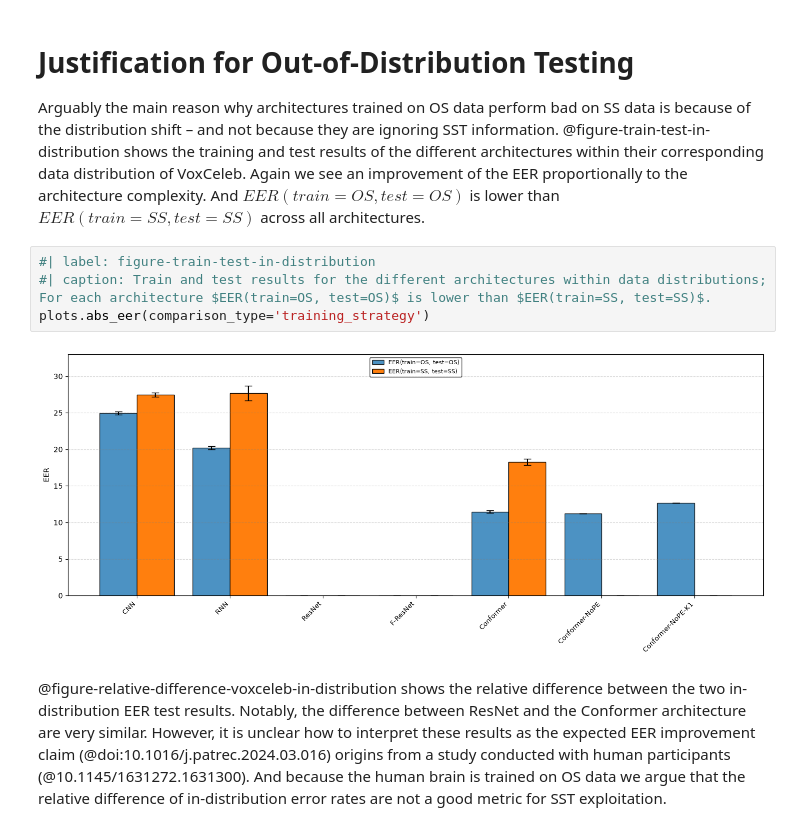
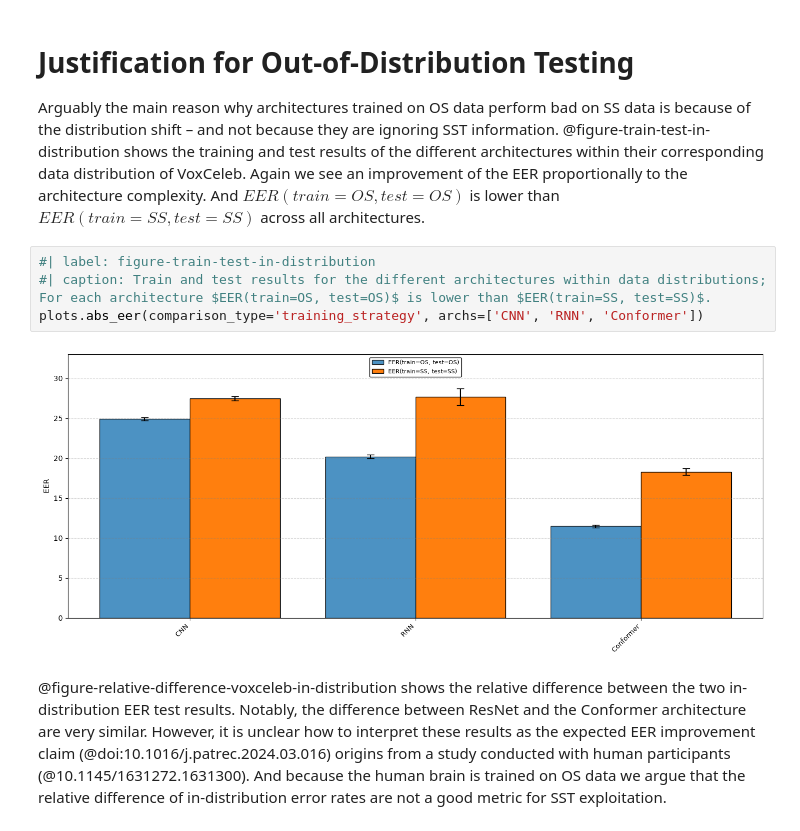
Before and after one commit to sage-diarization/Speaker-Recognition-Supra-Segmental-Temporal-Features, a Jupyter notebook: doc/speaker-verification.ipynb, the cells around one changed output. Saved outputs shown, nothing was run; the diff lists cells and outputs as text.

```diff
--- a/doc/speaker-verification.ipynb
+++ b/doc/speaker-verification.ipynb
@@ -76,9 +76,9 @@ Arguably the main reason why architectures trained on OS data perform bad on SS
 # %%
 #| label: figure-train-test-in-distribution
 #| caption: Train and test results for the different architectures within data distributions; For each architecture $EER(train=OS, test=OS)$ is lower than $EER(train=SS, test=SS)$.
-plots.abs_eer(comparison_type='training_strategy')
+plots.abs_eer(comparison_type='training_strategy', archs=['CNN', 'RNN', 'Conformer'])
 # %% [output]
-[figure, old version]
+[figure, new version]
 # %% [markdown]
 @figure-relative-difference-voxceleb-in-distribution shows the relative difference between the two in-distribution EER test results. Notably, the difference between ResNet and the Conformer architecture are very similar. However, it is unclear how to interpret these results as the expected EER improvement claim (@doi:10.1016/j.patrec.2024.03.016) origins from a study conducted with human participants (@10.1145/1631272.1631300). And because the human brain is trained on OS data we argue that the relative difference of in-distribution error rates are not a good metric for SST exploitation.
 # %%
```
Also changed, not shown: parts of 1 cell of this notebook, 30 other files.
